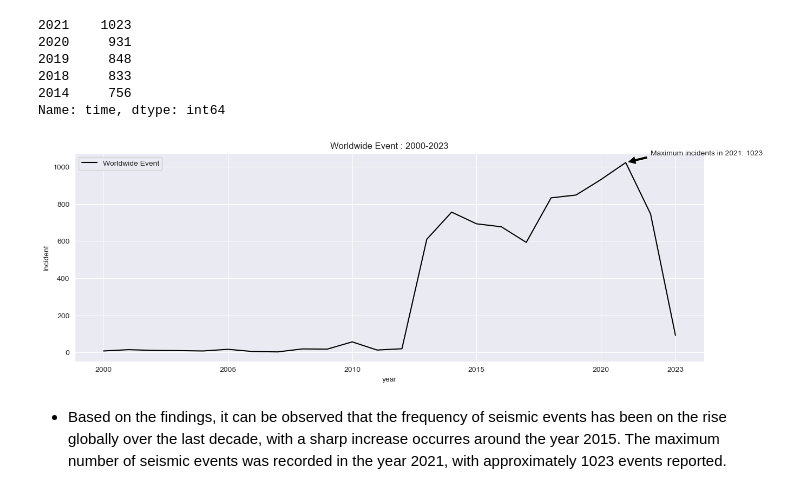
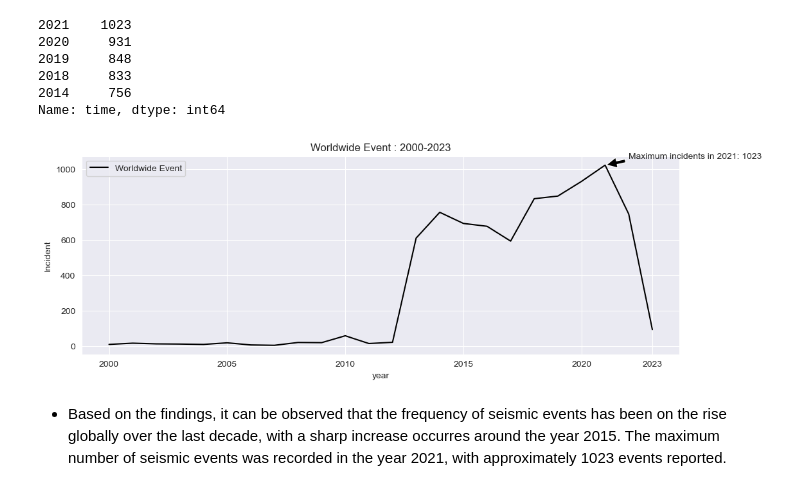
Before and after one commit to Senayitalazarb/EarthquakeAnalysis_2000_2023, a Jupyter notebook: Turkey earthquake.ipynb, the cells around one changed output. Drawn from its saved outputs; the diff is of its cells as text; code cells hidden in the pictures.

```diff
--- a/Turkey earthquake.ipynb
+++ b/Turkey earthquake.ipynb
@@ -454,27 +457,28 @@ df['time'].dt.year.value_counts().head()
 2014     756
 Name: time, dtype: int64
 # %%
+figure = plt.figure(figsize=(12,4))
 year = df['time'].dt.year.value_counts()
 sns.lineplot(x = year.index, y = year.values, color = 'k', label = 'Worldwide Event' )
 plt.xlabel('year')
 plt.ylabel('Incident')
 plt.title('Worldwide Event : 2000-2023')
 plt.xticks([2000, 2005, 2010, 2015, 2020, 2023])
 
 ### adding the text
 ax_year = year.idxmax()
 max_count = year.max()
 max_year = 2021
 max_count = 1023
 
 plt.annotate(f'Maximum incidents in {max_year}: {max_count}',
              xy=(max_year, max_count),
              xytext=(max_year+1, max_count+50),
              ha='left',
              va='center',
              arrowprops=dict(facecolor='black', shrink=0.05));
 # %% [output]
-[figure, old version]
+[figure, new version]
 # %% [markdown]
 - Based on the findings, it can be observed that the frequency of seismic events has been on the rise globally over the last decade, with a sharp increase occurres around the year 2015. The maximum number of seismic events was recorded in the year 2021, with approximately 1023 events reported.
 # %% [markdown]
```
Also changed, not shown: parts of 9 cells of this notebook.
